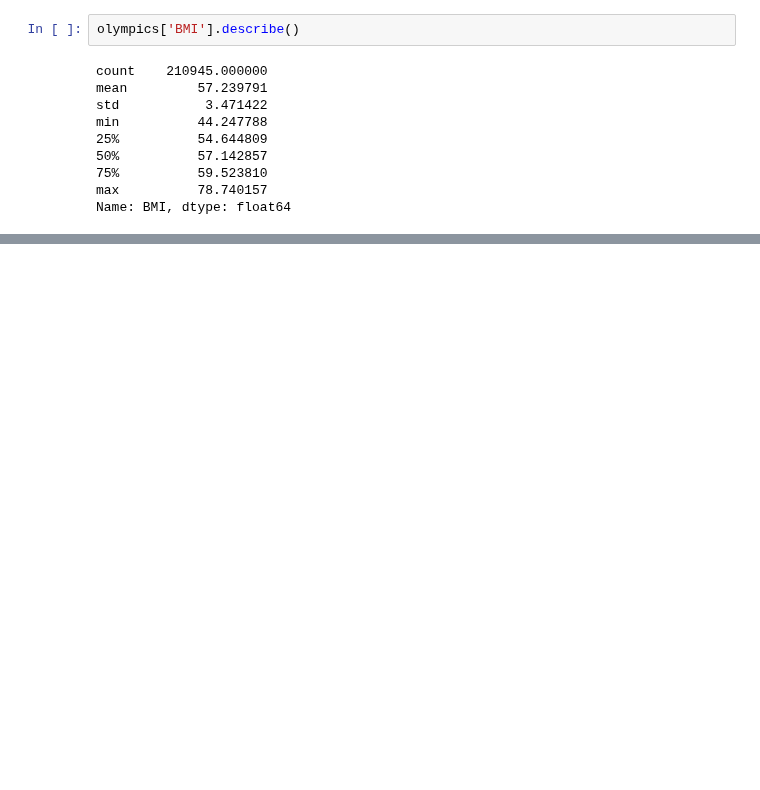
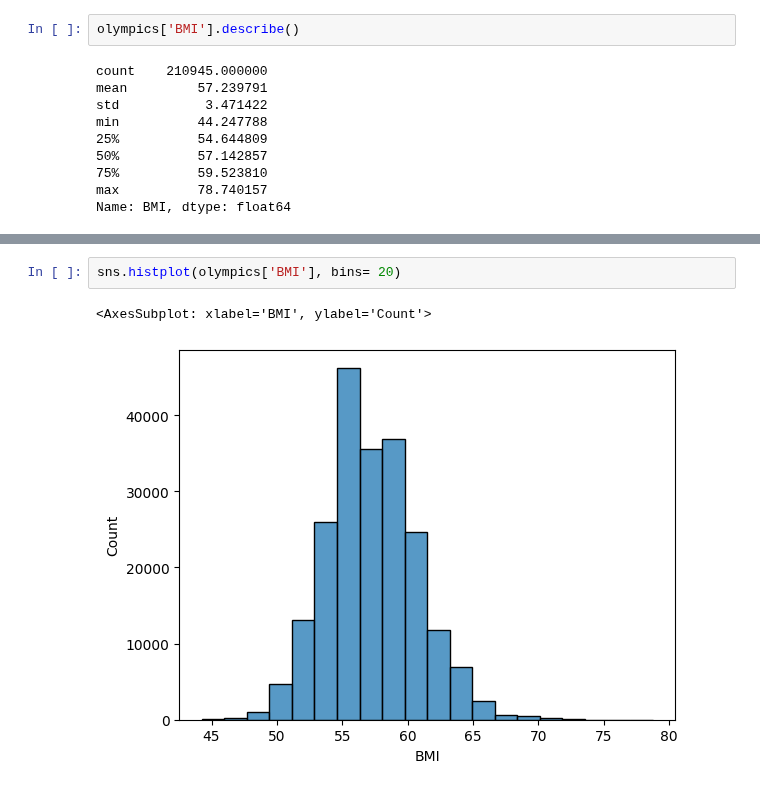
Before and after one commit to oscardbocanegra/udemy, a Jupyter notebook: analisis_datos/manipulacion_dataframes.ipynb, the cells around one changed output, grey strips where cells are left out. Saved outputs shown, nothing was run; the diff lists cells and outputs as text; blank space fills up the shorter version.

```diff
--- a/analisis_datos/manipulacion_dataframes.ipynb
+++ b/analisis_datos/manipulacion_dataframes.ipynb
@@ -437,0 +454,5 @@ Name: BMI, dtype: float64
+# %%
+sns.histplot(olympics['BMI'], bins= 20)
+# %% [output]
+<AxesSubplot: xlabel='BMI', ylabel='Count'>
+[figure, added]
```
Also changed, not shown: parts of 1 cell of this notebook.
